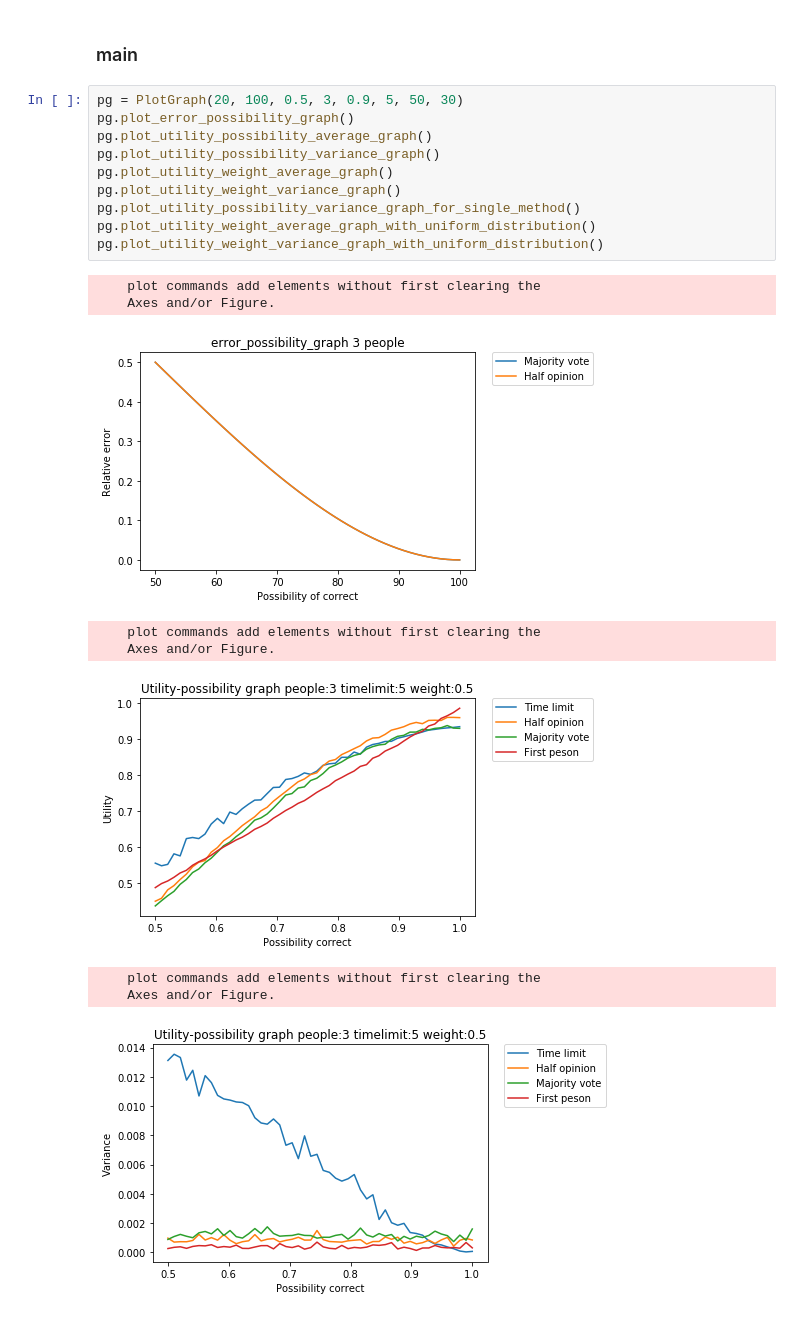
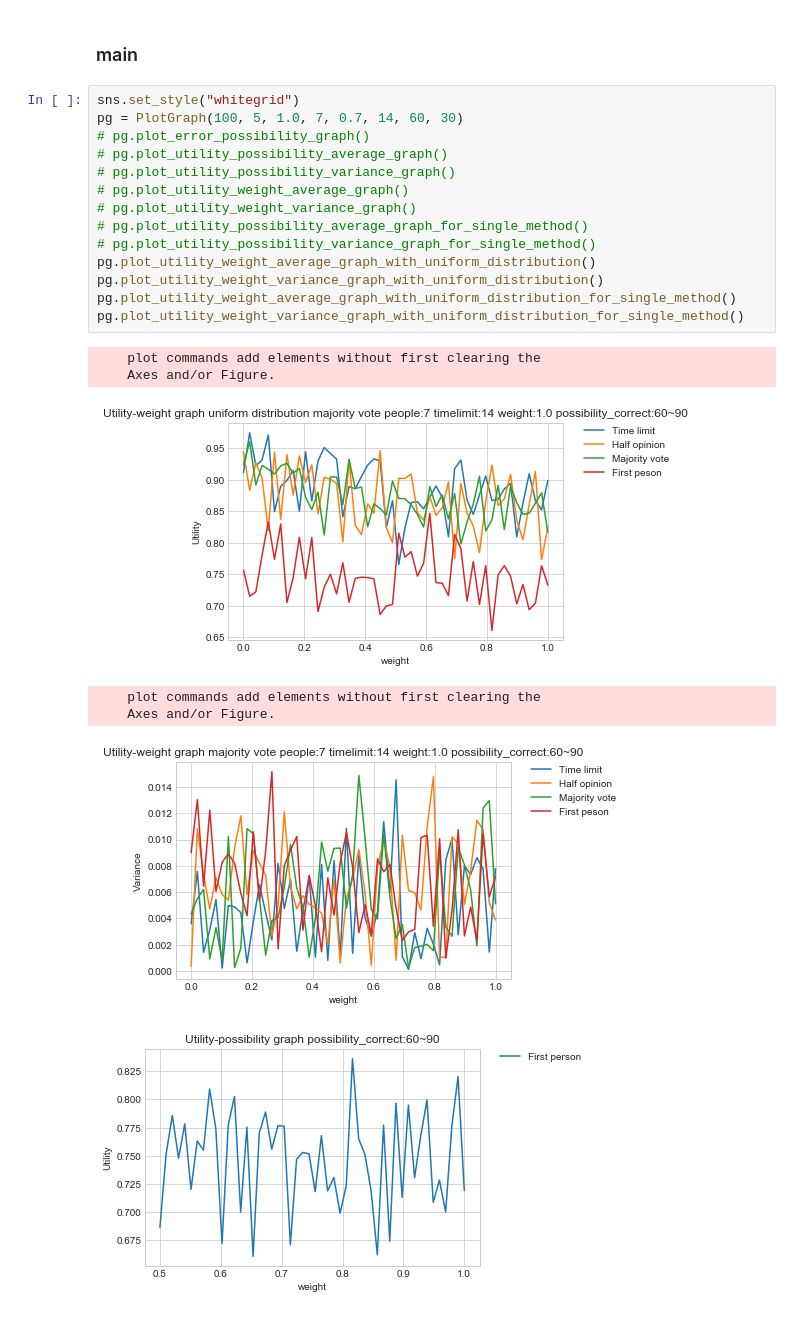
Before and after one commit to k33asby/opinion-aggregation-experiment, a Jupyter notebook: py/sumilation.ipynb, the cells around one changed output. Cells and saved outputs as stored; diff of their text form.

Commit message:
Add utility-weight graph with uniform distribution

```diff
--- a/py/sumilation.ipynb
+++ b/py/sumilation.ipynb
@@ -556,22 +659,24 @@ class PlotGraph:
 # %% [markdown]
 ### main
 # %%
-pg = PlotGraph(20, 100, 0.5, 3, 0.9, 5, 50, 30)
-pg.plot_error_possibility_graph()
-pg.plot_utility_possibility_average_graph()
-pg.plot_utility_possibility_variance_graph()
-pg.plot_utility_weight_average_graph()
-pg.plot_utility_weight_variance_graph()
-pg.plot_utility_possibility_variance_graph_for_single_method()
+sns.set_style("whitegrid")
+pg = PlotGraph(100, 5, 1.0, 7, 0.7, 14, 60, 30)
+# pg.plot_error_possibility_graph()
+# pg.plot_utility_possibility_average_graph()
+# pg.plot_utility_possibility_variance_graph()
+# pg.plot_utility_weight_average_graph()
+# pg.plot_utility_weight_variance_graph()
+# pg.plot_utility_possibility_average_graph_for_single_method()
+# pg.plot_utility_possibility_variance_graph_for_single_method()
 pg.plot_utility_weight_average_graph_with_uniform_distribution()
 pg.plot_utility_weight_variance_graph_with_uniform_distribution()
+pg.plot_utility_weight_average_graph_with_uniform_distribution_for_single_method()
+pg.plot_utility_weight_variance_graph_with_uniform_distribution_for_single_method()
 # %% [output]
     plot commands add elements without first clearing the
     Axes and/or Figure.
-[figure, old version]
+[figure, new version]
     plot commands add elements without first clearing the
     Axes and/or Figure.
-[figure, old version]
+[figure, new version]
-    plot commands add elements without first clearing the
-    Axes and/or Figure.
-[figure, old version]
+[figure, new version]
```
Also changed, not shown: parts of 2 cells of this notebook, 1 other file.
